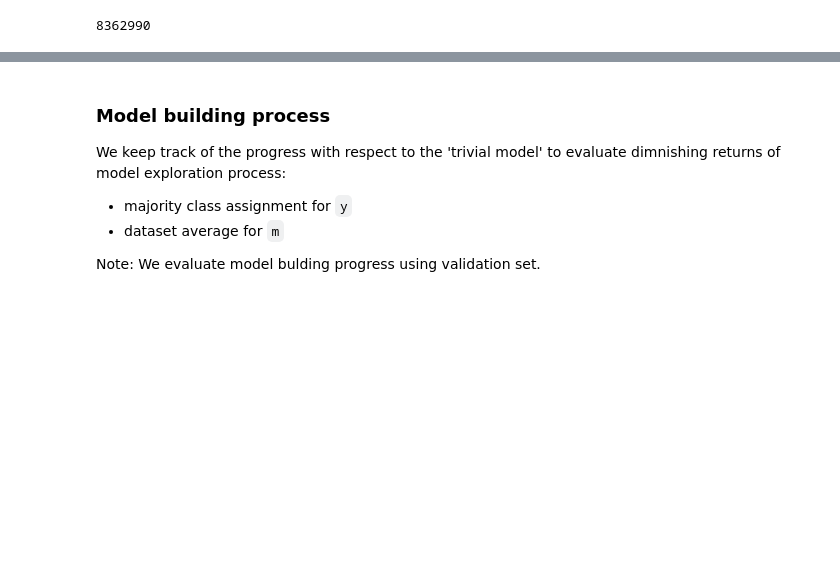
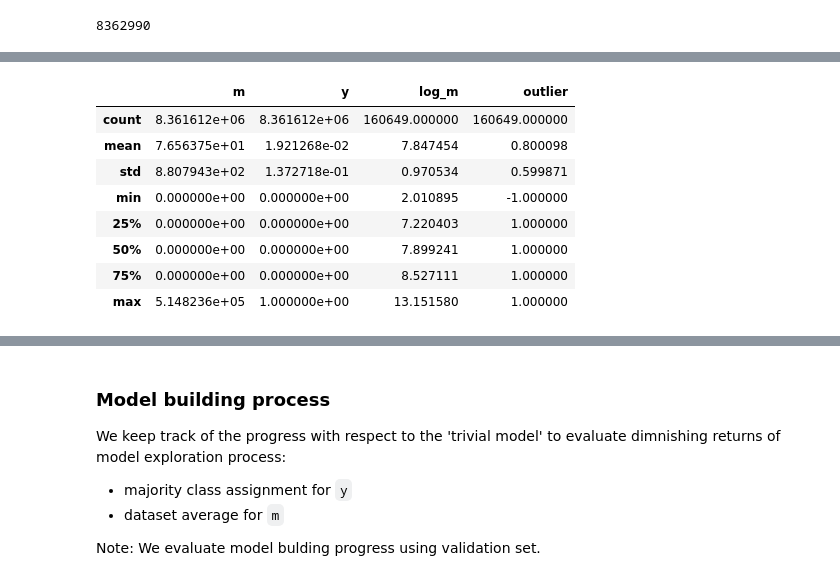
Before and after one commit to jakubglinka/ml-rpc, a Jupyter notebook: notebooks/revenue_per_click_prediction.ipynb, the cells around one changed output, grey strips where cells are left out. Saved outputs shown, nothing was run; the diff lists cells and outputs as text; code cells hidden in the pictures; blank space fills up the shorter version.

```diff
--- a/notebooks/revenue_per_click_prediction.ipynb
+++ b/notebooks/revenue_per_click_prediction.ipynb
@@ -574,0 +678,18 @@ Sparkling Water Context:
+# %%
+# remove outliers using EllipticEnvelope
+from sklearn.covariance import EllipticEnvelope
+
+ee = EllipticEnvelope()
+ee.fit(tmp[tmp['y'] > 0][['log_m']])
+tmp.loc[tmp['y'] > 0, 'outlier'] = ee.predict(tmp[tmp['y'] > 0][['log_m']])
+tmp.describe()
+# %% [output]
+|  | m | y | log_m | outlier |
+| count | 8.361612e+06 | 8.361612e+06 | 160649.000000 | 160649.000000 |
+| mean | 7.656375e+01 | 1.921268e-02 | 7.847454 | 0.800098 |
+| std | 8.807943e+02 | 1.372718e-01 | 0.970534 | 0.599871 |
+| min | 0.000000e+00 | 0.000000e+00 | 2.010895 | -1.000000 |
+| 25% | 0.000000e+00 | 0.000000e+00 | 7.220403 | 1.000000 |
+| 50% | 0.000000e+00 | 0.000000e+00 | 7.899241 | 1.000000 |
+| 75% | 0.000000e+00 | 0.000000e+00 | 8.527111 | 1.000000 |
+| max | 5.148236e+05 | 1.000000e+00 | 13.151580 | 1.000000 |
```
Also changed, not shown: parts of 56 cells of this notebook, 1 other file.
